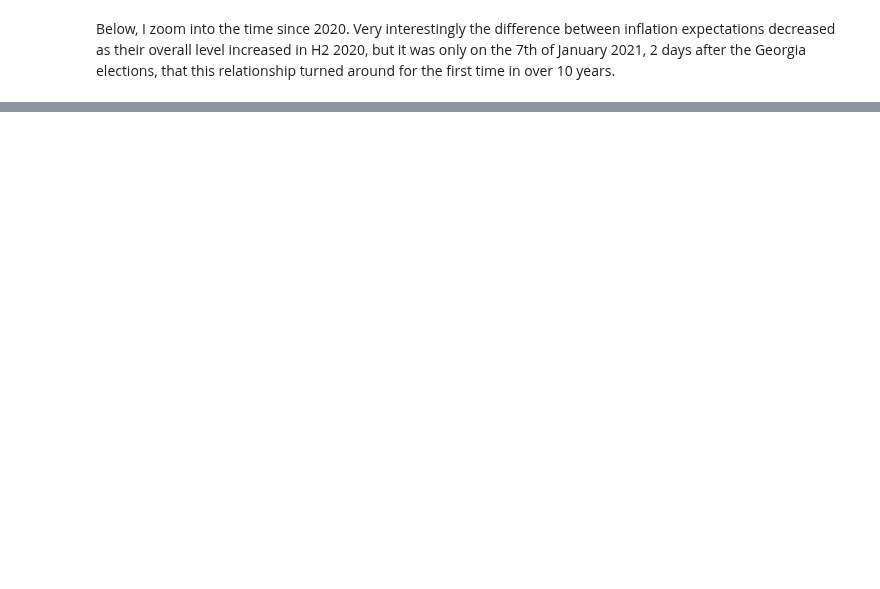
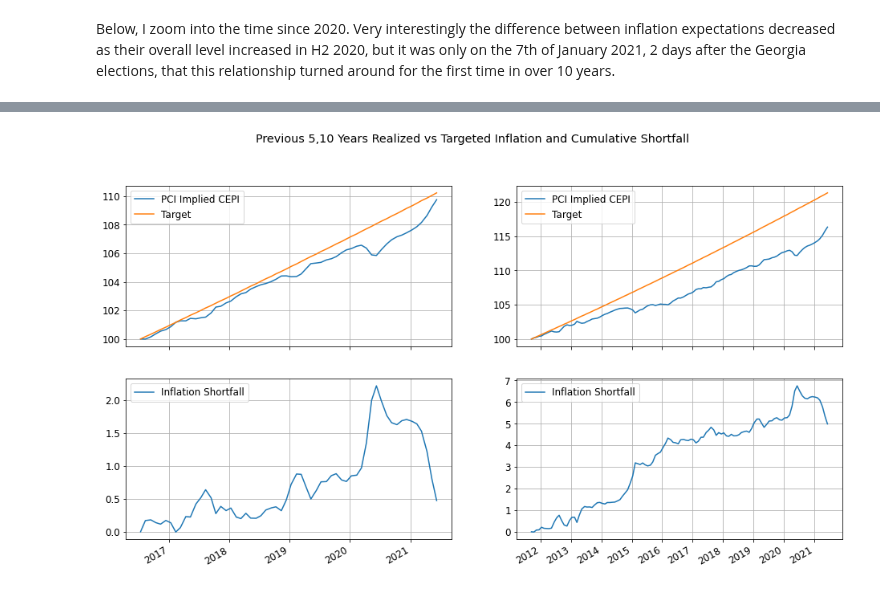
Before and after one commit to jan-felix/SLOG, a Jupyter notebook: SLOG202106_No6/Inflation_Targeting.ipynb, the cells around one changed output, grey strips where cells are left out. Drawn from its saved outputs; the diff is of its cells as text; code cells hidden in the pictures; blank space fills up the shorter version.

Commit message:
Updated Inflatoin Script to include CPI data

```diff
--- a/SLOG202106_No6/Inflation_Targeting.ipynb
+++ b/SLOG202106_No6/Inflation_Targeting.ipynb
@@ -284,0 +309,3 @@ Possible next step:
+# %%
+inflation_mom = inflation_index.pct_change()
+inflation_mom.tail()["PCEPI"].iloc[-1]*100
@@ -284,0 +314,5 @@ Possible next step:
+# %%
+X = inflation_mom["CPIAUCSL"]
+X = sm.add_constant(X)
+model = sm.OLS(endog = inflation_mom["PCEPI"], exog = X, missing="drop").fit()
+model.summary()
@@ -284,0 +349,13 @@ Possible next step:
+# %%
+pci_implied_cepi_mom = model.params["const"]+model.params["CPIAUCSL"]*inflation_mom["CPIAUCSL"]
+# %%
+pci_implied_pcepi = pd.DataFrame({"PCI Implied CEPI":100*(pci_implied_cepi_mom+1).cumprod()})
+
+pci_implied_pcepi.index = pci_implied_pcepi.index + pd.offsets.MonthEnd(0)+pd.offsets.BusinessDay(n = 8)
+fred = pd.concat([fred, pci_implied_pcepi], axis = 1)
+
+#Cleanse Data
+fred.index = pd.DatetimeIndex(fred.index)
+fred[["T5YIE","T10YIE"]] = fred[["T5YIE","T10YIE"]].interpolate(method = "linear")
+fred = fred.dropna()
+print("Last data point for:" +str(fred.index[-1]))
@@ -284,0 +387,25 @@ Possible next step:
+# %%
+fig, axs = plt.subplots(nrows = 2,ncols = 2,sharex="col", figsize = (16,9))
+fig.suptitle("Previous 5,10 Years Realized vs Targeted Inflation and Cumulative Shortfall")
+
+axs[0,0].plot(fred5["PCI Implied CEPI"],label = "PCI Implied CEPI")
+axs[0,0].plot(fred5["Target"],label = "Target")
+axs[0,0].grid(True)
+axs[0,0].legend(loc="upper left")
+axs[1,0].plot(fred5["Shortfall"],label = "Inflation Shortfall")
+axs[1,0].grid(True)
+axs[1,0].legend(loc="upper left")
+
+axs[0,1].plot(fred["PCI Implied CEPI"],label = "PCI Implied CEPI")
+axs[0,1].plot(fred["Target"],label = "Target")
+axs[0,1].grid(True)
+axs[0,1].legend(loc="upper left")
+axs[1,1].plot(fred["Shortfall"],label = "Inflation Shortfall")
+axs[1,1].grid(True)
+axs[1,1].legend(loc="upper left")
+
+#fig.tight_layout()
+fig.autofmt_xdate()
+plt.show()
+# %% [output]
+[figure, added]
```
Also changed, not shown: parts of 22 cells of this notebook, 2 other files.
